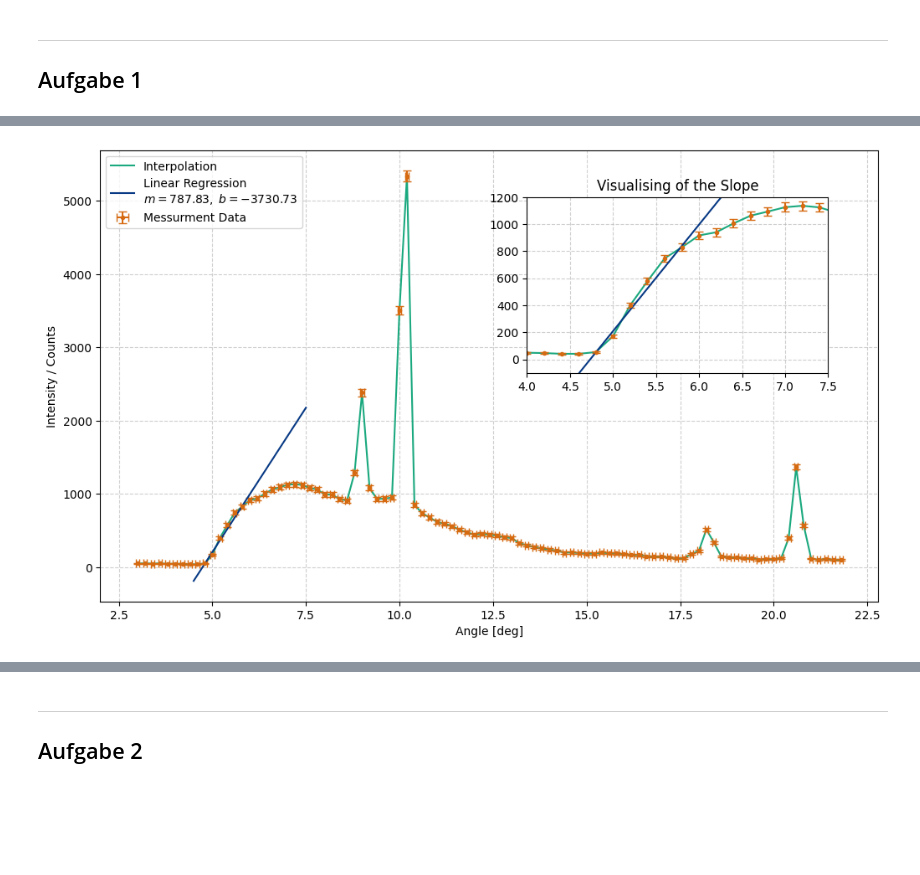
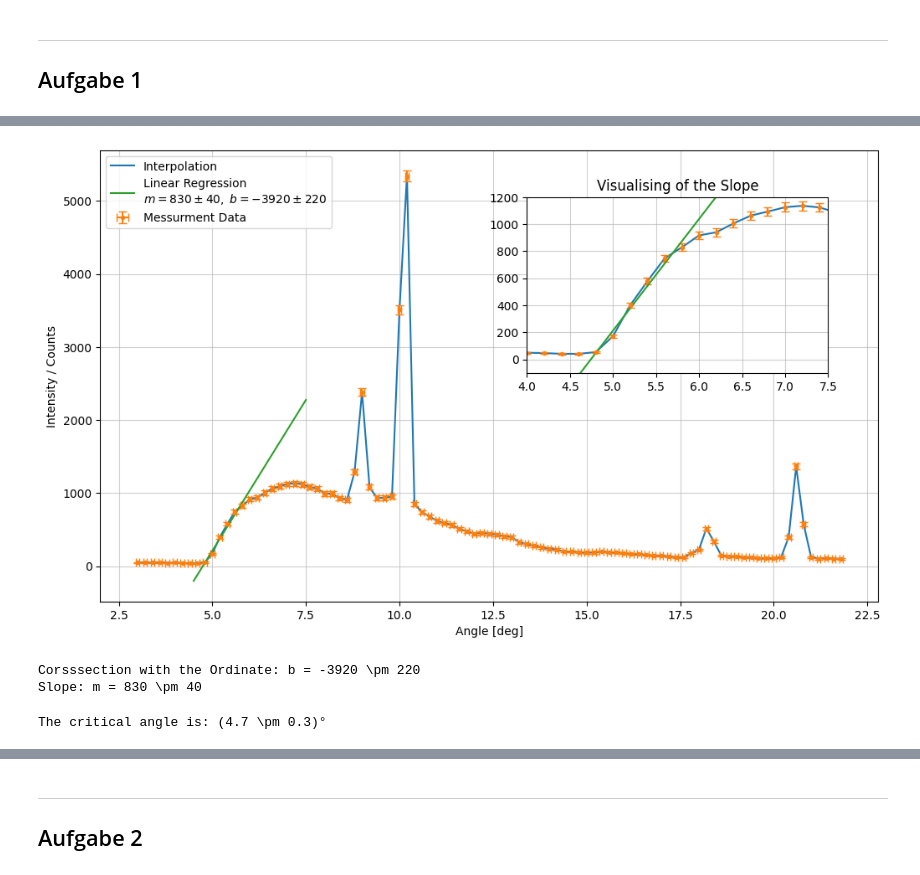
Before and after one commit to FinnZeumer/PAP-2, a Jupyter notebook: Versuche/255/Python/V255.ipynb, the cells around one changed output, grey strips where cells are left out. Saved outputs shown, nothing was run; the diff lists cells and outputs as text; code cells hidden in the pictures; blank space fills up the shorter version.

```diff
--- a/Versuche/255/Python/V255.ipynb
+++ b/Versuche/255/Python/V255.ipynb
@@ -94,7 +94,7 @@ angle_T1, counts_T1 = np.loadtxt('data/T1.txt', dtype=str, unpack=True)
 angle_T1 = np.char.replace(angle_T1, ',', '.').astype(float)
 err_angle_T1 = 0.05 # deg
 counts_T1 = np.char.replace(counts_T1, ',', '.').astype(float)
-err_intensity_T1 = sqrt(counts_T1)
+err_counts_T1 = sqrt(counts_T1)
 # %%
 # linear regression
 def linear(x,m,b):
@@ -135,7 +114,7 @@ plt.plot(
 plt.errorbar(
     angle_T1,
     counts_T1,
-    err_intensity_T1,
+    err_counts_T1,
     err_angle_T1,
     label='Messurment Data',
     marker = '.',
@@ -145,50 +124,94 @@ plt.errorbar(
 
 # Regression
 # Range of linear regression
-start, end = 9, 16
-popt, pcov = curve_fit(linear, angle_T1[start:end], counts_T1[start:end], sigma=err_intensity_T1[start:end])
+start, end = 9, 15
+popt, pcov = curve_fit(linear, angle_T1[start:end], counts_T1[start:end], sigma=err_counts_T1[start:end])
+
+slope_T1 = popt[0]
+ordinate_T1 = popt[1]
+
+# Extract uncertainties
+perr = np.sqrt(np.diag(pcov))
+
+err_slope_T1 = perr[0]
+err_ordinate_T1 = perr[1]
 
 x = np.linspace(4.5, 7.5, 100)
 plt.plot(
     x,
     linear(x, *popt),
-    label = f'Linear Regression\n$m={popt[0]:.2f}, \\; b={popt[1]:.2f}$'
+    label = f'Linear Regression\n$m={pap.round_sig_digs(err_slope_T1, slope_T1)[2]}, \\; b={pap.round_sig_digs(err_ordinate_T1, ordinate_T1)[2]}$'
 )
 
 plt.legend(loc = 'upper left')
 plt.xlabel('Angle [deg]')
 plt.ylabel('Intensity / Counts')
+plt.grid(alpha = 0.6)
 # Small Window
 a = plt.axes([.55, .50, .3, .3], facecolor = 'white')
 
 plt.plot(
     angle_T1,
     counts_T1,
     label='Interpolation',
     )
 
 # Messurment data
 plt.errorbar(
     angle_T1,
     counts_T1,
-    err_intensity_T1,
+    err_counts_T1,
     label='Messurment Data',
     marker = '.',
     ls = ' ',
     capsize=3.5
     )
 
 plt.plot(
     x,
     linear(x, *popt),
     label = f'Linear Regression\n$m={popt[0]:.2f}, \\; b={popt[1]:.2f}$'
 )
 
 plt.xlim(4, 7.5)
 plt.ylim(-100, 1200)
 plt.title('Visualising of the Slope')
+plt.grid(alpha = 0.6)
 
 plt.savefig(f'{plt_save_folder}hohle_spectrum_and_slope_{task}')
 plt.show()
 # %% [output]
-[figure, old version]
+[figure, new version]
+# %%
+# For better structure, here are the params of the slope printed out:
+print(f'Corsssection with the Ordinate: b = {pap.round_sig_digs(err_ordinate_T1, ordinate_T1)[2]}')
+print(f'Slope: m = {pap.round_sig_digs(err_slope_T1, slope_T1)[2]}')
+
+m_T1_rnd = pap.round_sig_digs(err_slope_T1, slope_T1)[0]
+err_m_T1_rnd = pap.round_sig_digs(err_slope_T1, slope_T1)[1]
+
+b_T1_rnd = pap.round_sig_digs(err_ordinate_T1, ordinate_T1)[0]
+err_b_T1_rnd = pap.round_sig_digs(err_ordinate_T1, ordinate_T1)[1]
+# %% [output]
+Corsssection with the Ordinate: b = -3920 \pm 220
+Slope: m = 830 \pm 40
+# %%
+# Formula for calucation the critical angle
+crit_angle = - sym.b / sym.m
+
+values = np.array([
+    b_T1_rnd, err_b_T1_rnd,
+    m_T1_rnd, err_m_T1_rnd,
+])
+
+temp = pap.do_it(crit_angle, [sym.b, sym.m], values, print_formula=False)
+val = temp[:,0][0]
+err = temp[:,1][0]
+rounded = pap.round_sig_digs(err,val)
+
+val_crit_angle = rounded[0]
+err_crit_angle = rounded[1]
+
+print(f'The critical angle is: ({rounded[2]})°')
+# %% [output]
+The critical angle is: (4.7 \pm 0.3)°
```
Also changed, not shown: parts of 9 cells of this notebook, 5 other files.
